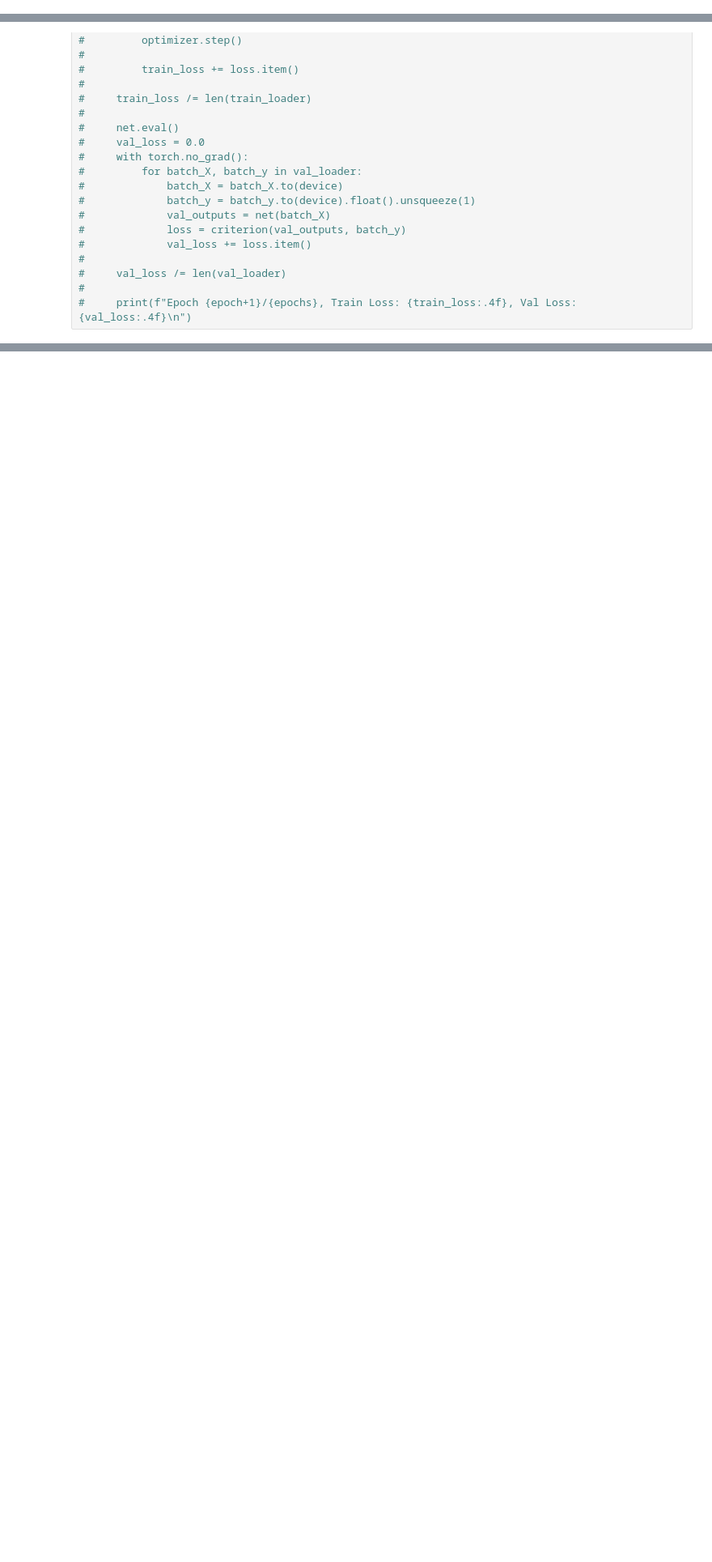
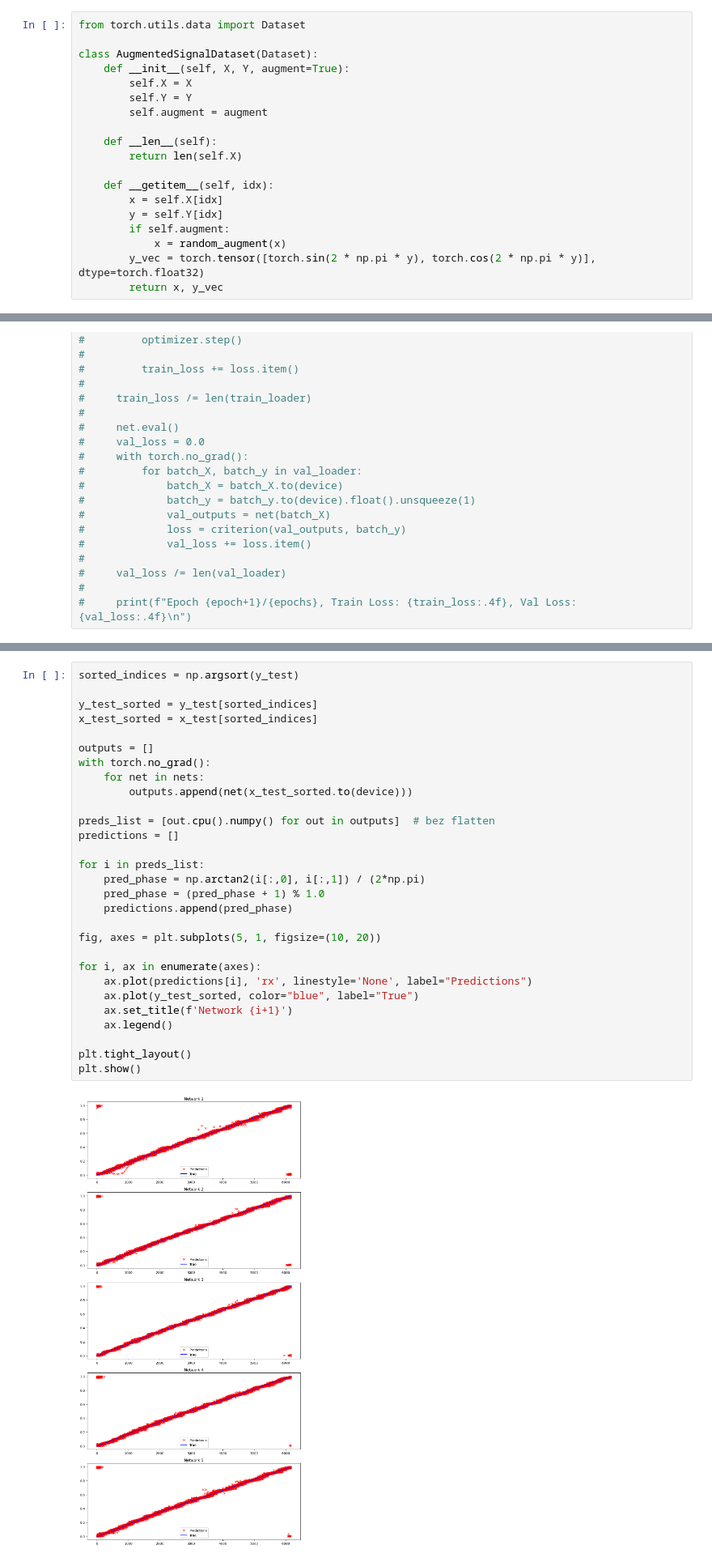
Before and after one commit to MautnerVo/Hydronaut, a Jupyter notebook: Train_CNN.ipynb, the cells around one changed output, grey strips where cells are left out. Shown: that part at 81% size. Saved outputs shown, nothing was run; the diff lists cells and outputs as text; blank space fills up the shorter version.

```diff
--- a/Train_CNN.ipynb
+++ b/Train_CNN.ipynb
@@ -125,2 +180,21 @@ class Net(nn.Module):
+# %%
+from torch.utils.data import Dataset
+
+class AugmentedSignalDataset(Dataset):
+    def __init__(self, X, Y, augment=True):
+        self.X = X
+        self.Y = Y
+        self.augment = augment
+
+    def __len__(self):
+        return len(self.X)
+
+    def __getitem__(self, idx):
+        x = self.X[idx]
+        y = self.Y[idx]
+        if self.augment:
+            x = random_augment(x)
+        y_vec = torch.tensor([torch.sin(2 * np.pi * y), torch.cos(2 * np.pi * y)], dtype=torch.float32)
+        return x, y_vec
 # %%
 from sklearn.model_selection import KFold
@@ -280,0 +359,31 @@ plt.show()
+# %%
+sorted_indices = np.argsort(y_test)
+
+y_test_sorted = y_test[sorted_indices]
+x_test_sorted = x_test[sorted_indices]
+
+outputs = []
+with torch.no_grad():
+    for net in nets:
+        outputs.append(net(x_test_sorted.to(device)))
+
+preds_list = [out.cpu().numpy() for out in outputs]  # bez flatten
+predictions = []
+
+for i in preds_list:
+    pred_phase = np.arctan2(i[:,0], i[:,1]) / (2*np.pi)
+    pred_phase = (pred_phase + 1) % 1.0
+    predictions.append(pred_phase)
+
+fig, axes = plt.subplots(5, 1, figsize=(10, 20))
+
+for i, ax in enumerate(axes):
+    ax.plot(predictions[i], 'rx', linestyle='None', label="Predictions")
+    ax.plot(y_test_sorted, color="blue", label="True")
+    ax.set_title(f'Network {i+1}')
+    ax.legend()
+
+plt.tight_layout()
+plt.show()
+# %% [output]
+[figure, added]
```
Also changed, not shown: parts of 9 cells of this notebook, 2 other files.
